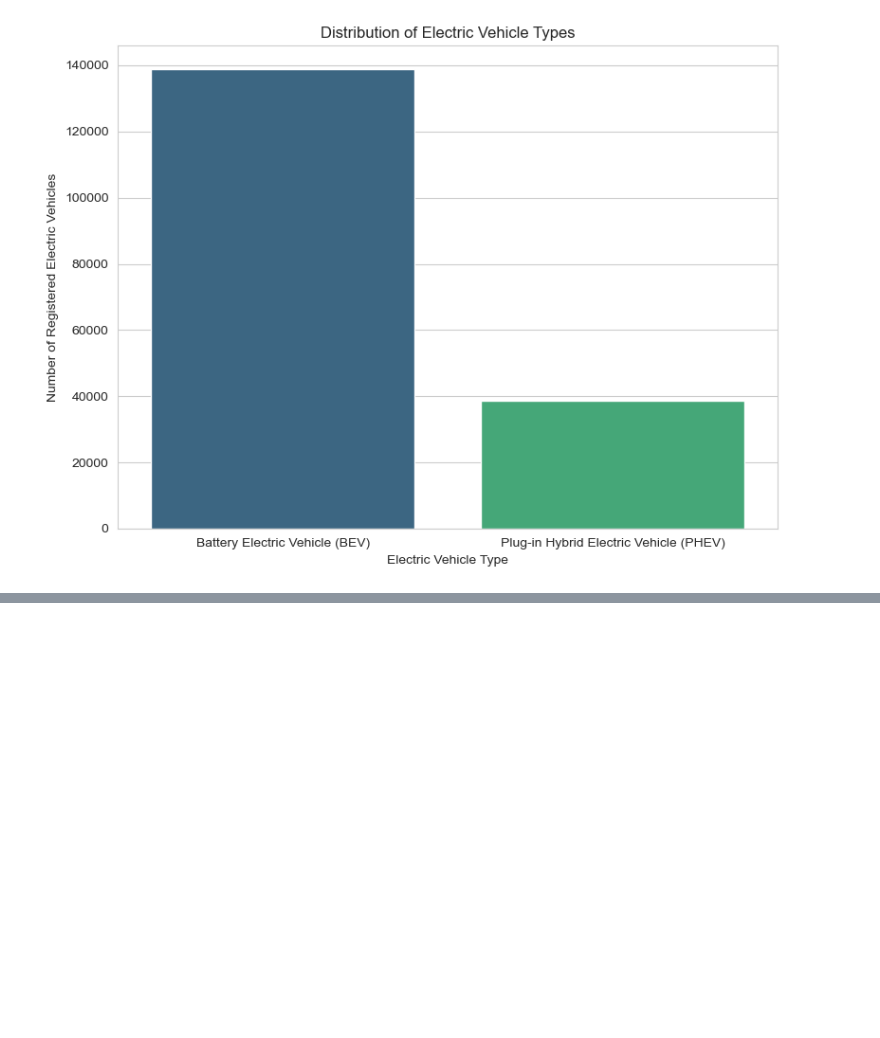
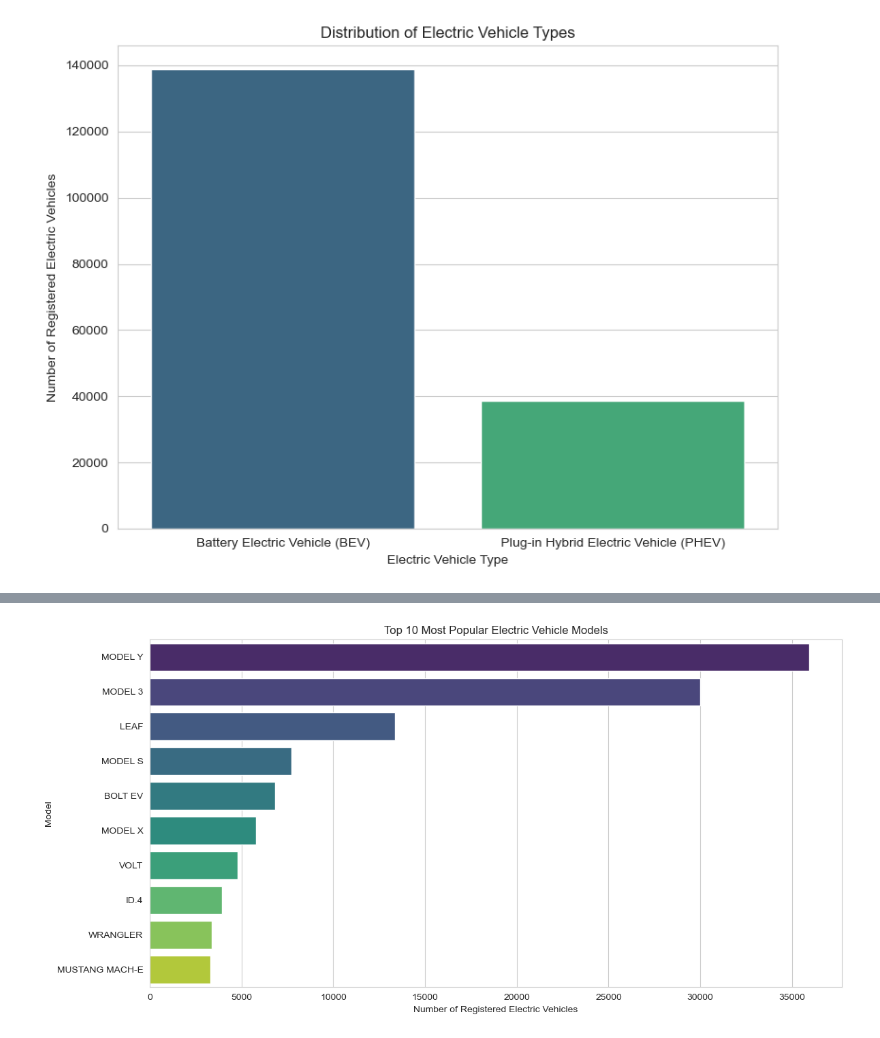
Before and after one commit to cogxen/ev-market-size-analysis, a Jupyter notebook: report.ipynb, the cells around one changed output, grey strips where cells are left out. Cells and saved outputs as stored; diff of their text form; code cells hidden in the pictures; blank space fills up the shorter version.

Commit message:
feat: add make and model report

```diff
--- a/report.ipynb
+++ b/report.ipynb
@@ -187,0 +210,14 @@ plt.show()
+# %%
+# Getting the count of electric vehicles by model
+ds_model_distribution = ds["Model"].value_counts()
+
+# Plot the distribution of electric vehicle models
+plt.figure(figsize=(12, 6))
+sns.barplot(x=ds_model_distribution.head(10).values, y=ds_model_distribution.head(10).index, palette="viridis")
+plt.title("Top 10 Most Popular Electric Vehicle Models")
+plt.xlabel("Number of Registered Electric Vehicles")
+plt.ylabel("Model")
+plt.tight_layout()
+plt.show()
+# %% [output]
+[figure, added]
```
Also changed, not shown: parts of 6 cells of this notebook.
